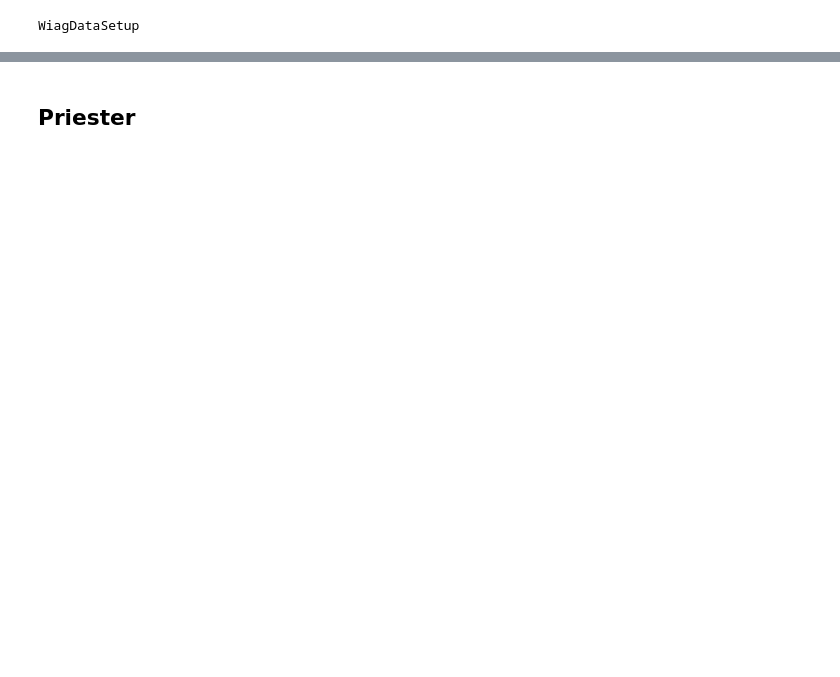
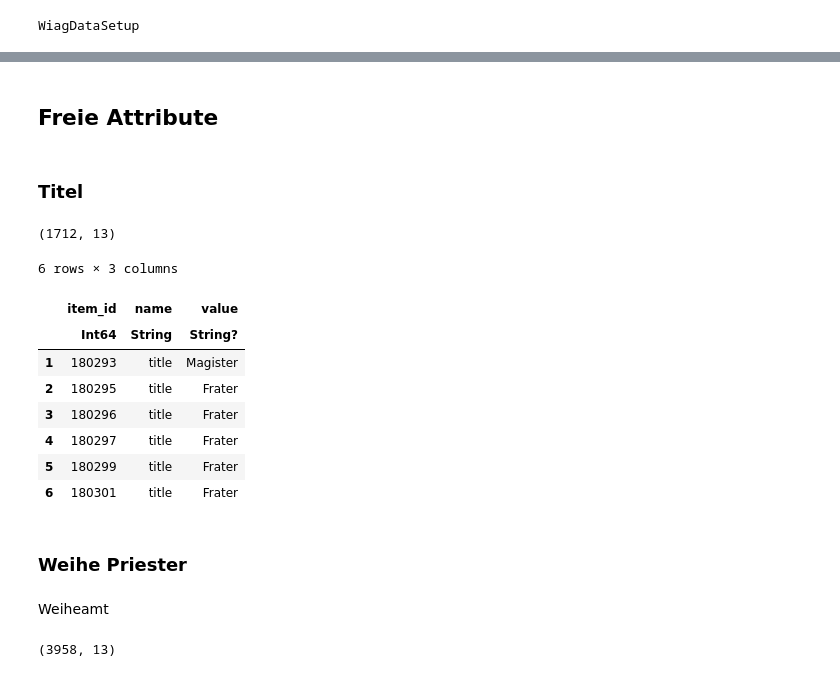
Before and after one commit to ghertko/WiagDataSetup, a Jupyter notebook: run/wiag2/Utrecht-Priester.ipynb, the cells around one changed output, grey strips where cells are left out. Saved outputs shown, nothing was run; the diff lists cells and outputs as text; code cells hidden in the pictures; blank space fills up the shorter version.

Commit message:
manage data for priests of Utrecht

```diff
--- a/run/wiag2/Utrecht-Priester.ipynb
+++ b/run/wiag2/Utrecht-Priester.ipynb
@@ -44,0 +473,4 @@ WiagDataSetup
+# %% [markdown]
+## Freie Attribute
+# %% [markdown]
+### Titel
@@ -44,0 +479,6 @@ WiagDataSetup
+# %%
+size(df_title)
+# %% [output]
+(1712, 13)
+# %%
+df_item_prop_title = DataFrame();
@@ -45,2 +491,21 @@ WiagDataSetup
+# %%
+df_item_prop_title[70:75, :]
+# %% [output]
+6 rows × 3 columns
+|  | item_id | name | value |
+|  | Int64 | String | String? |
+| 1 | 180293 | title | Magister |
+| 2 | 180295 | title | Frater |
+| 3 | 180296 | title | Frater |
+| 4 | 180297 | title | Frater |
+| 5 | 180299 | title | Frater |
+| 6 | 180301 | title | Frater |
 # %% [markdown]
-## Priester
+### Weihe Priester
+# %% [markdown]
+Weiheamt
+# %%
+df_ordination = subset(df_person_in, :id => ByRow(!ismissing));
+size(df_ordination)
+# %% [output]
+(3958, 13)
```
Also changed, not shown: parts of 187 cells of this notebook, 7 other files.
